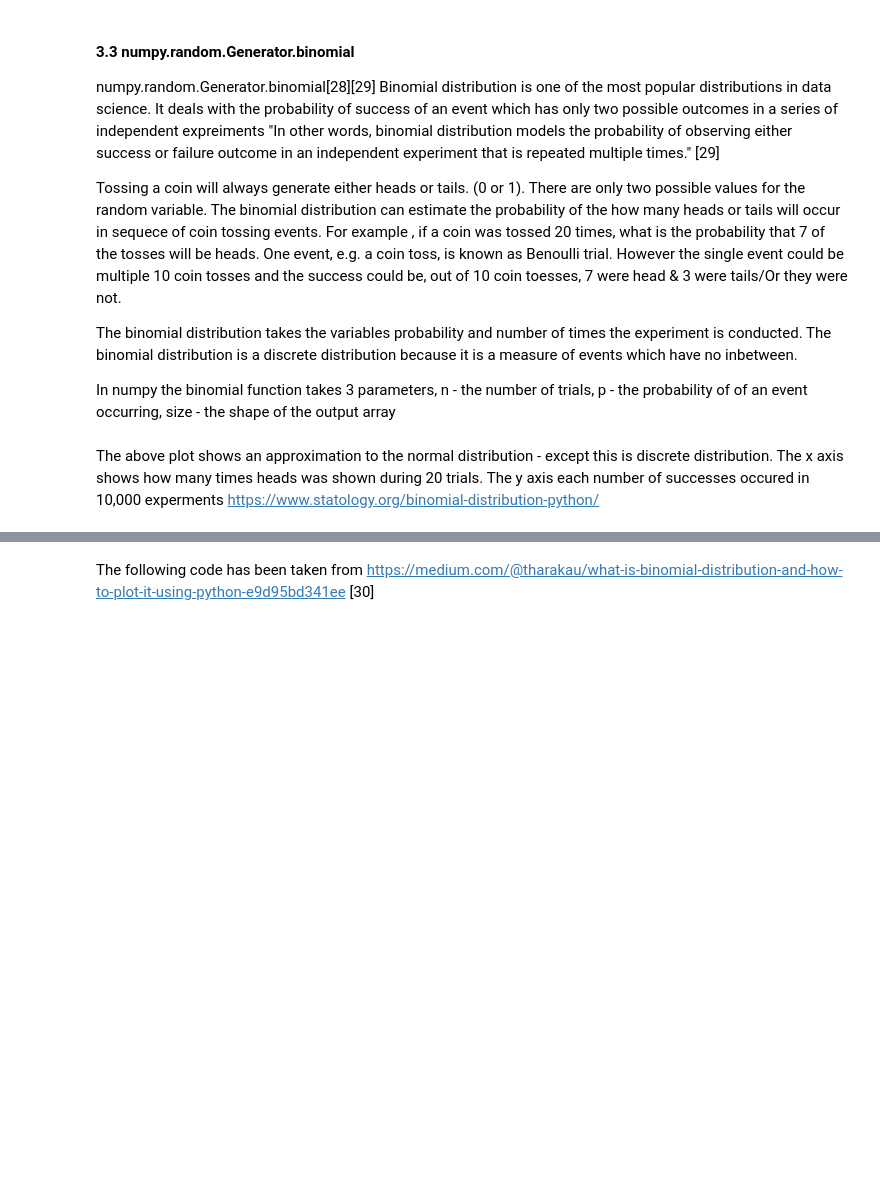
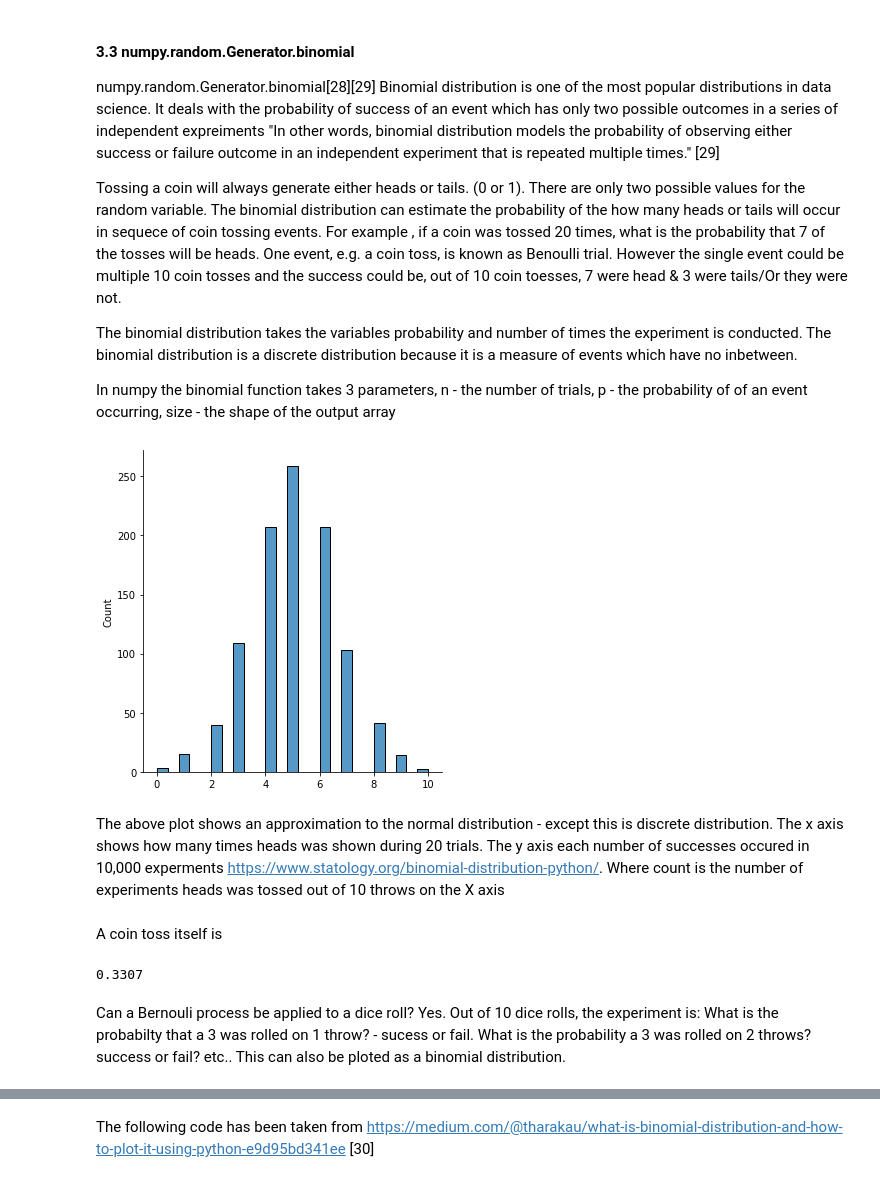
Before and after one commit to Jonish99/PDA-Assigment-One, a Jupyter notebook: numpy.ipynb, the cells around one changed output, grey strips where cells are left out. Cells and saved outputs as stored; diff of their text form; code cells hidden in the pictures; blank space fills up the shorter version.

```diff
--- a/numpy.ipynb
+++ b/numpy.ipynb
@@ -707,11 +709,31 @@ The binomial distribution takes the variables probability and number of times th
 
 In numpy the binomial function takes 3 parameters, n - the number of trials, p - the probability of
 of an event occurring, size - the shape of the output array
+# %%
+from numpy import random #this code from https://www.statology.org/binomial-distribution-python/
+import matplotlib.pyplot as plt
+import seaborn as sns
+1000
+x = random.binomial(n=10, p=0.5, size=1000)
+
+sns.displot(x, kde=False)
+
+plt.show()
+# %% [output]
+[figure, added]
+# %% [markdown]
+The above plot shows an approximation to the normal distribution - except this is discrete distribution. The x axis shows how many times heads was shown during 20 trials. The y axis each number of successes occured in 10,000 experments
+https://www.statology.org/binomial-distribution-python/. Where count is the number of experiments heads was tossed out of 10 throws on the X axis
 # %% [markdown]
-The above plot shows an approximation to the normal distribution - except this is discrete distribution. The x axis shows how many times heads was shown during 20 trials. The y axis each number of successes occured in 10,000 experments
-https://www.statology.org/binomial-distribution-python/
+A coin toss itself is
 # %%
-(sum(rng.binomial(10, 1/6, 10000) == i )/10000)
+(sum(rng.binomial(10, 1/6, 10000) == 1 )/10000) #The probablitly of any number been
+# %% [output]
+0.3307
+# %% [markdown]
+Can a Bernouli process be applied to a dice roll? Yes. Out of 10 dice rolls, the experiment is: What is the probabilty that a 3 was rolled on 1 throw? - sucess or fail.
+What is the probability a 3 was rolled on 2 throws? success or fail? etc..
+This can also be ploted as a binomial distribution.
 # %%
 n, p ,x = 10, 1/6 ,10000 # 10 rolls of the dice, probabiltiy that it could be any of 1-6, tested 10,times
 #print((sum(rng.binomial(10, 1/6, 10000) == 1 )/10000) ) what is the probatilty of rolling any number on the 1st throw
```
Also changed, not shown: parts of 74 cells of this notebook.
